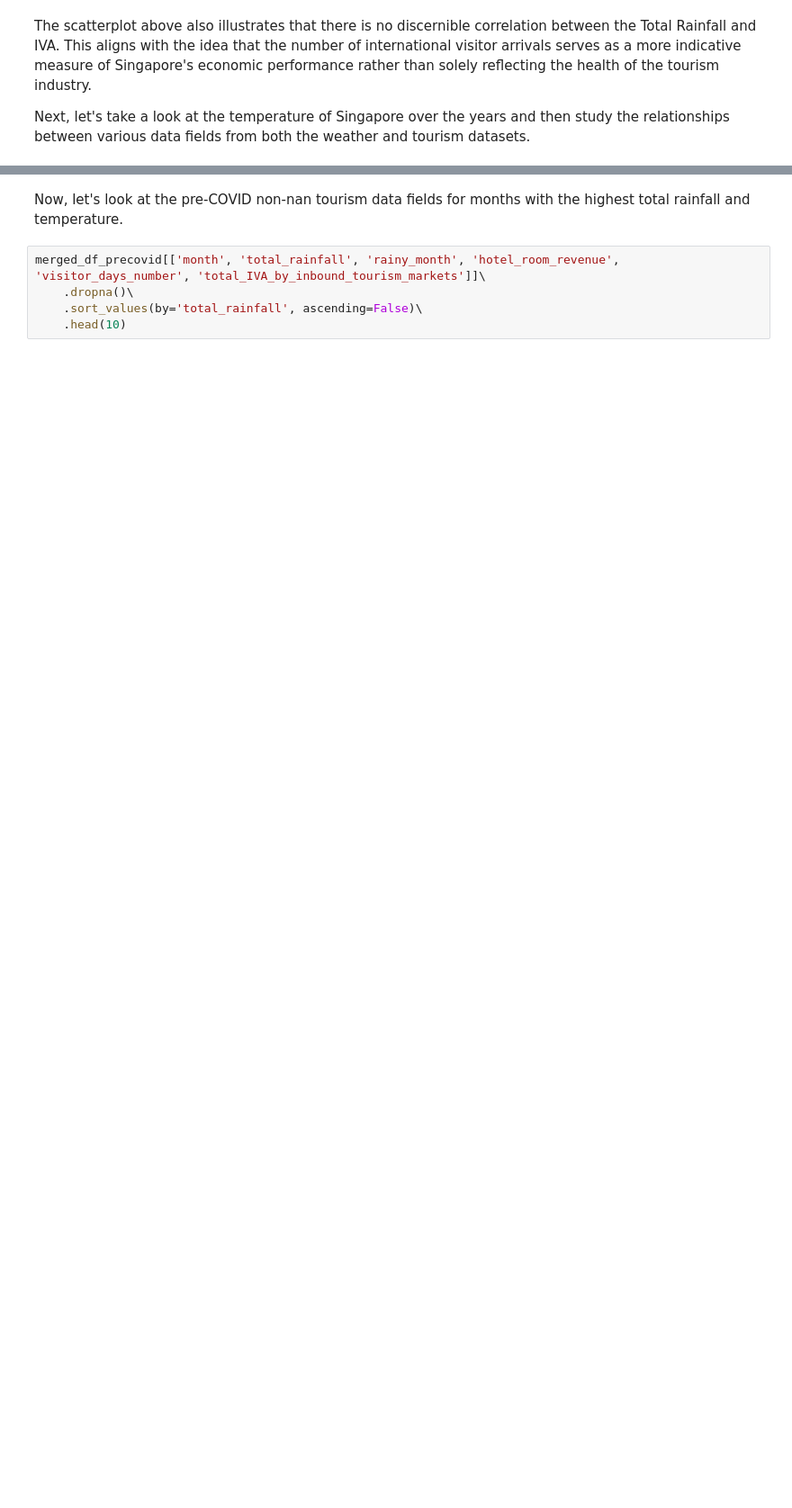
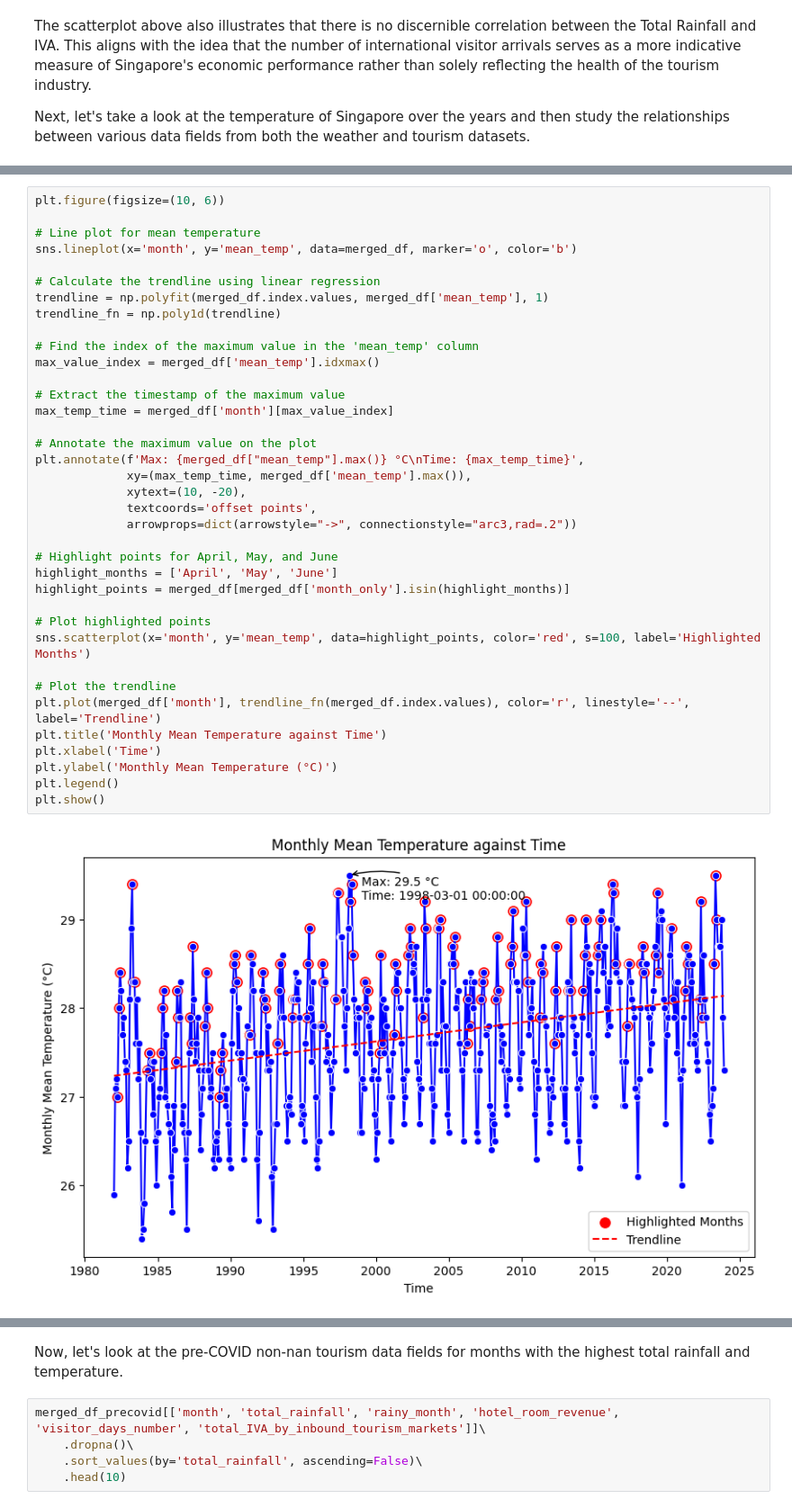
Before and after one commit to tengyneo/project1, a Jupyter notebook: notebook/p1_EDA_tengyong.ipynb, the cells around one changed output, grey strips where cells are left out. Shown: that part at 90% size. Saved outputs shown, nothing was run; the diff lists cells and outputs as text; blank space fills up the shorter version.

```diff
--- a/notebook/p1_EDA_tengyong.ipynb
+++ b/notebook/p1_EDA_tengyong.ipynb
@@ -672,2 +716,41 @@ plt.show()
+# %%
+plt.figure(figsize=(10, 6))
+
+# Line plot for mean temperature
+sns.lineplot(x='month', y='mean_temp', data=merged_df, marker='o', color='b')
+
+# Calculate the trendline using linear regression
+trendline = np.polyfit(merged_df.index.values, merged_df['mean_temp'], 1)
+trendline_fn = np.poly1d(trendline)
+
+# Find the index of the maximum value in the 'mean_temp' column
+max_value_index = merged_df['mean_temp'].idxmax()
+
+# Extract the timestamp of the maximum value
+max_temp_time = merged_df['month'][max_value_index]
+
+# Annotate the maximum value on the plot
+plt.annotate(f'Max: {merged_df["mean_temp"].max()} °C\nTime: {max_temp_time}',
+             xy=(max_temp_time, merged_df['mean_temp'].max()),
+             xytext=(10, -20),
+             textcoords='offset points',
+             arrowprops=dict(arrowstyle="->", connectionstyle="arc3,rad=.2"))
+
+# Highlight points for April, May, and June
+highlight_months = ['April', 'May', 'June']
+highlight_points = merged_df[merged_df['month_only'].isin(highlight_months)]
+
+# Plot highlighted points
+sns.scatterplot(x='month', y='mean_temp', data=highlight_points, color='red', s=100, label='Highlighted Months')
+
+# Plot the trendline
+plt.plot(merged_df['month'], trendline_fn(merged_df.index.values), color='r', linestyle='--', label='Trendline')
+plt.title('Monthly Mean Temperature against Time')
+plt.xlabel('Time')
+plt.ylabel('Monthly Mean Temperature (°C)')
+plt.legend()
+plt.show()
+# %% [output]
+[figure, added]
 # %% [markdown]
 An additional linear regression trendline has been applied in the graph above. Despite potential deviations from linearity assumptions, the trendline visually indicates a gradual upward trend in temperature over the years possibly due to impact of climate change.
```
Also changed, not shown: parts of 29 cells of this notebook.
